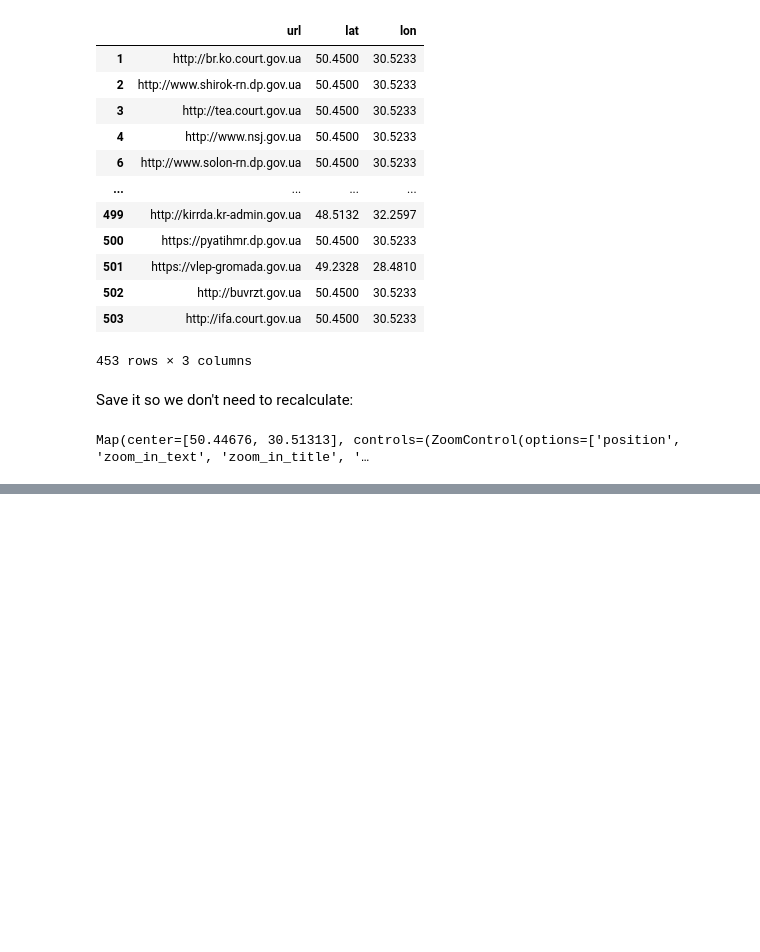
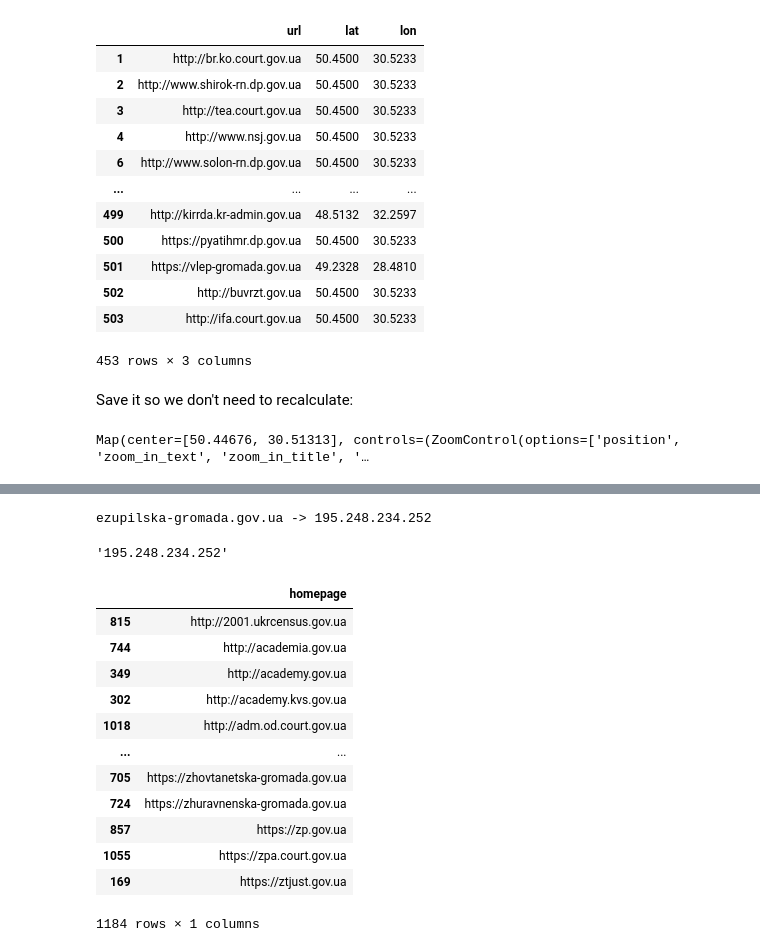
Before and after one commit to bmschmidt/gov-ua, a Jupyter notebook: Notebook.ipynb, the cells around one changed output, grey strips where cells are left out. Drawn from its saved outputs; the diff is of its cells as text; code cells hidden in the pictures; blank space fills up the shorter version.

```diff
--- a/Notebook.ipynb
+++ b/Notebook.ipynb
@@ -238,0 +242,36 @@ m.save('outage-map.html', title='Website Outage 2020-03-03')
+# %%
+from urllib.parse import urlparse
+
+def ip(url):
+    uri = urlparse(url)
+    try:
+        hostname = uri.netloc
+        ip = gethostbyname(hostname)
+        print(f'{hostname} -> {ip}')
+        return ip
+    except Exception as e:
+        print(f"Failed to lookup {url}: {e}")
+        return None
+
+ip('https://ezupilska-gromada.gov.ua/')
+# %% [output]
+ezupilska-gromada.gov.ua -> 195.248.234.252
+'195.248.234.252'
+# %%
+websites = pandas.DataFrame({"homepage": df['url'].unique()})
+websites = websites.sort_values('homepage')
+websites
+# %% [output]
+|  | homepage |
+| 815 | http://2001.ukrcensus.gov.ua |
+| 744 | http://academia.gov.ua |
+| 349 | http://academy.gov.ua |
+| 302 | http://academy.kvs.gov.ua |
+| 1018 | http://adm.od.court.gov.ua |
+| ... | ... |
+| 705 | https://zhovtanetska-gromada.gov.ua |
+| 724 | https://zhuravnenska-gromada.gov.ua |
+| 857 | https://zp.gov.ua |
+| 1055 | https://zpa.court.gov.ua |
+| 169 | https://ztjust.gov.ua |
+1184 rows × 1 columns
```
Also changed, not shown: parts of 8 cells of this notebook, 1 other file.
